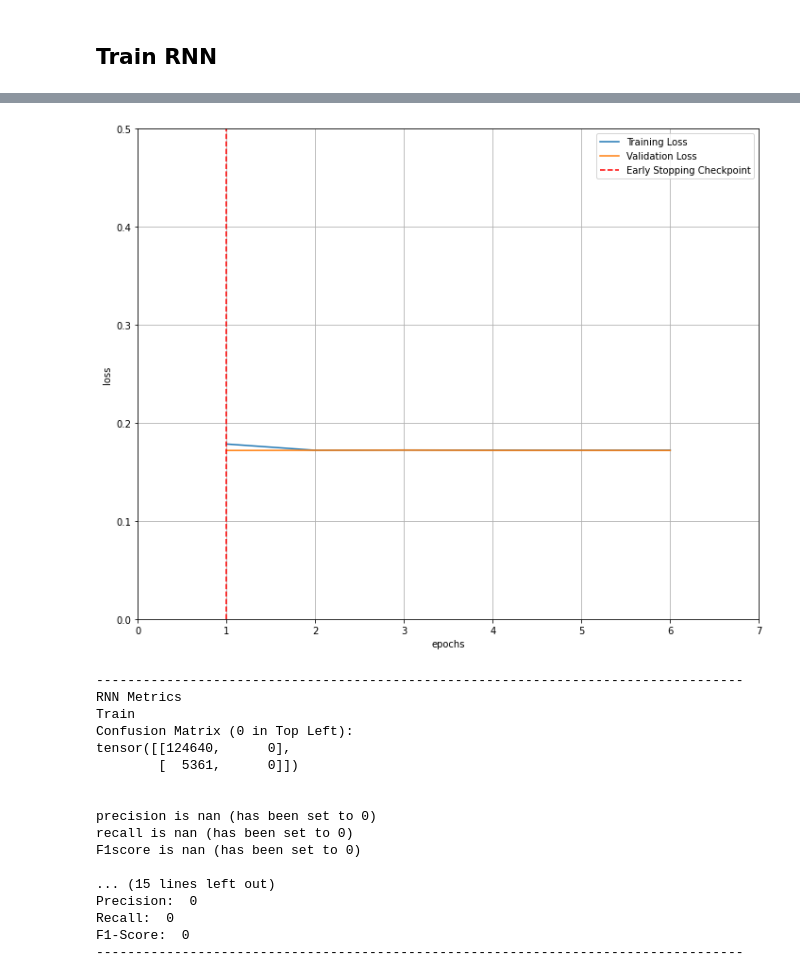
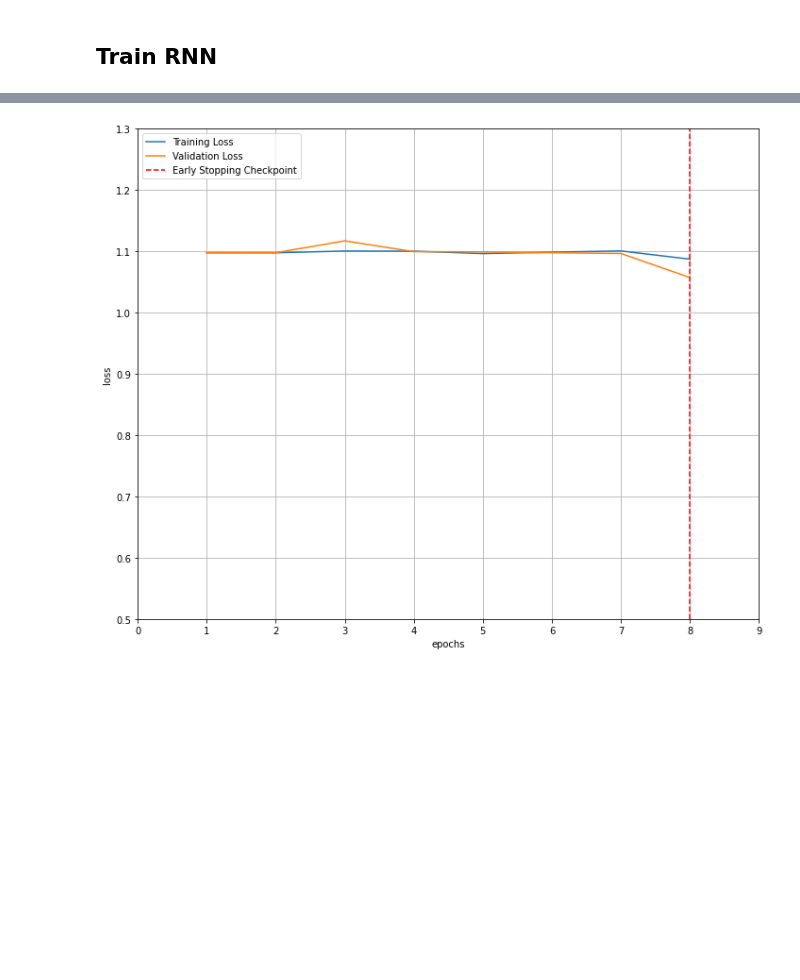
Before and after one commit to jonathanwozny6/ShopperIntentPredictionClickstream, a Jupyter notebook: main.ipynb, the cells around one changed output, grey strips where cells are left out. Saved outputs shown, nothing was run; the diff lists cells and outputs as text; code cells hidden in the pictures; blank space fills up the shorter version.

```diff
--- a/main.ipynb
+++ b/main.ipynb
@@ -123,26 +70,28 @@ Device: cpu
 # parameters
 model_name = "vanilla_rnn"
 output_size = 3
-b = 64 # batch size
+train_dataset, test_dataset = load_data(output_size)
+
+input_size = len(train_dataset[0][0][0])
+b = 32 # batch size
 h = 64 # hidden size
 d = 0  # dropout
 learning_rate = 0.001
 bias = True
-
-train_dataset, test_dataset = load_data(output_size)
+n_layers = 1
 
 train_dataloader, val_dataloader, test_dataloader = getDataloaders(train_dataset, test_dataset, b)
 
 class_weights=compute_class_weight('balanced',classes = np.unique(train_dataset[:][1]), y = train_dataset[:][1].numpy().reshape(-1))
 class_weights=torch.tensor(class_weights,dtype=torch.float)
 
-path = create_file(model_name, output_size, hidden_size, batch_size)
+path = create_file(model_name, output_size, h, b)
 
 # instantiate model
-rnn = RNNClassifier(input_size, h, output_size, n_layers, d, bias).to(device)
+rnn = RNNClassifier(input_size, h, output_size, device, n_layers, d, bias).to(device)
 rnn = nn.DataParallel(rnn)
 
-loss_fn_rnn = torch.nn.CrossEntropyLoss() # weight = class_weights
+loss_fn_rnn = torch.nn.CrossEntropyLoss(weight = class_weights) #
 torch.set_default_tensor_type(torch.FloatTensor)
 
 optimizer_rnn = torch.optim.Adam(rnn.parameters(), lr=learning_rate)
@@ -151,5 +100,7 @@ rnn_val_loss_tot = []
 rnn_train_loss_tot = []
 # %%
 # train
-num_epochs = 6
+num_epochs = 8
 rnn, rnn_train_loss, rnn_val_loss = train_model(rnn, loss_fn_rnn, optimizer_rnn, num_epochs, train_dataloader, val_dataloader, 2, path, device, False)
+rnn_val_loss_tot.append(rnn_val_loss)
+rnn_train_loss_tot.append(rnn_train_loss)
@@ -170,48 +107,4 @@ Finished Training
-# %%
-# visualize the loss as the network trained
-fig = plt.figure(figsize=(10,8))
-plt.plot(range(1,len(rnn_train_loss)+1),rnn_train_loss, label='Training Loss')
-plt.plot(range(1,len(rnn_val_loss)+1),rnn_val_loss,label='Validation Loss')
-
-# find position of lowest validation loss
-minposs = rnn_val_loss.index(min(rnn_val_loss))+1
-plt.axvline(minposs, linestyle='--', color='r',label='Early Stopping Checkpoint')
-
-plt.xlabel('epochs')
-plt.ylabel('loss')
-plt.ylim(0, 0.5) # consistent scale
-plt.xlim(0, len(rnn_train_loss)+1) # consistent scale
-plt.grid(True)
-plt.legend()
-plt.tight_layout()
-plt.show()
-fig.savefig('loss_plot.png', bbox_inches='tight')
-# %% [output]
-[figure, removed]
-# %%
-print("-----------------------------------------------------------------------------------")
-print("RNN Metrics")
-print("Train")
-preds_rnn_train = evaluate_model_metrics(rnn, 2, train_dataloader)
-
-print("Test")
-preds_rnn = evaluate_model_metrics(rnn, 2, test_dataloader)
-print("-----------------------------------------------------------------------------------")
-# %% [output]
------------------------------------------------------------------------------------
-RNN Metrics
-Train
-Confusion Matrix (0 in Top Left):
-tensor([[124640,      0],
-        [  5361,      0]])
-
-
-precision is nan (has been set to 0)
-recall is nan (has been set to 0)
-F1score is nan (has been set to 0)
-
-... (15 lines left out)
-Precision:  0
-Recall:  0
-F1-Score:  0
------------------------------------------------------------------------------------
+# %%
+PlotLoss(rnn_train_loss, rnn_val_loss, model_name)
+# %% [output]
+[figure, added]
```
Also changed, not shown: parts of 30 cells of this notebook, 4 other files.
